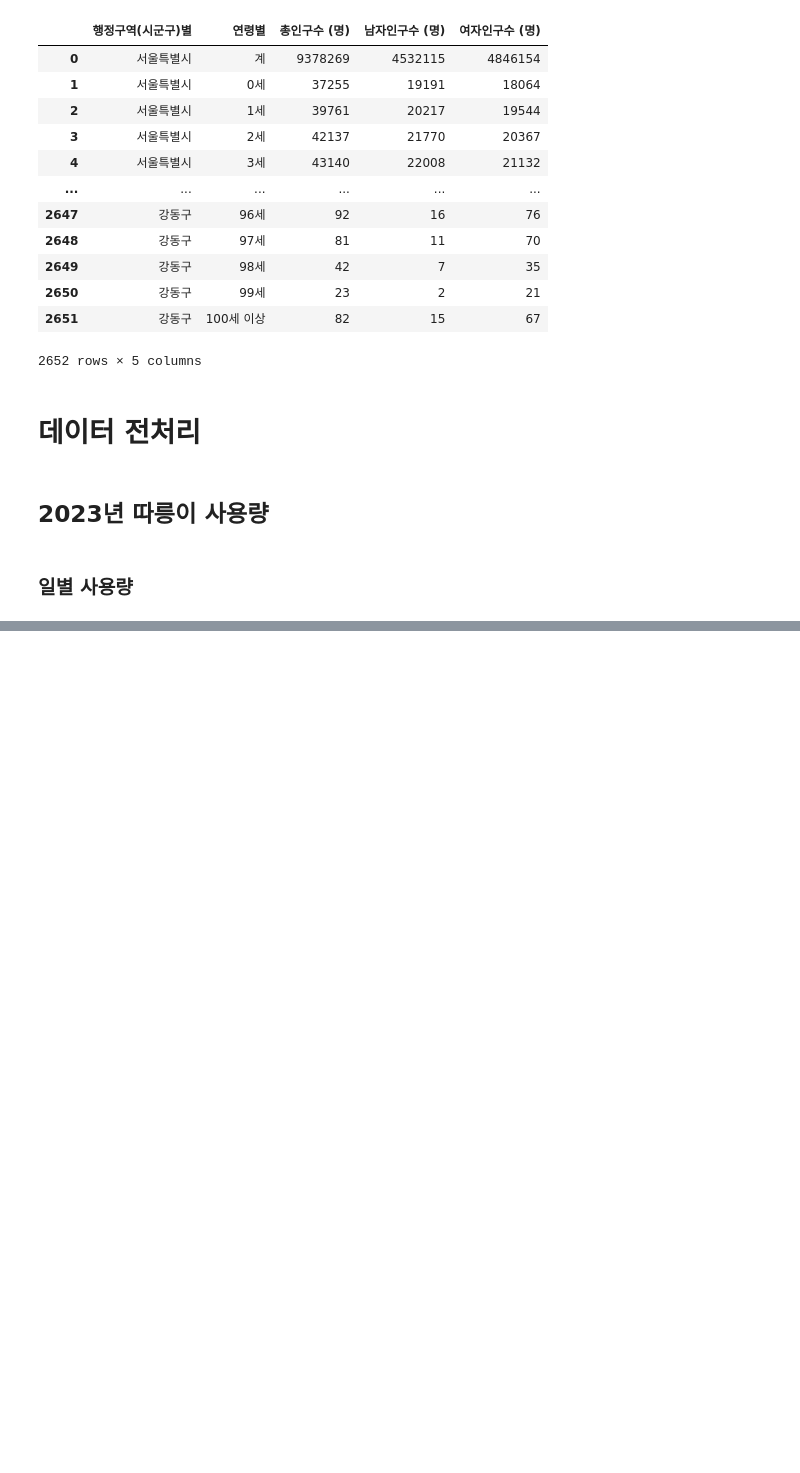
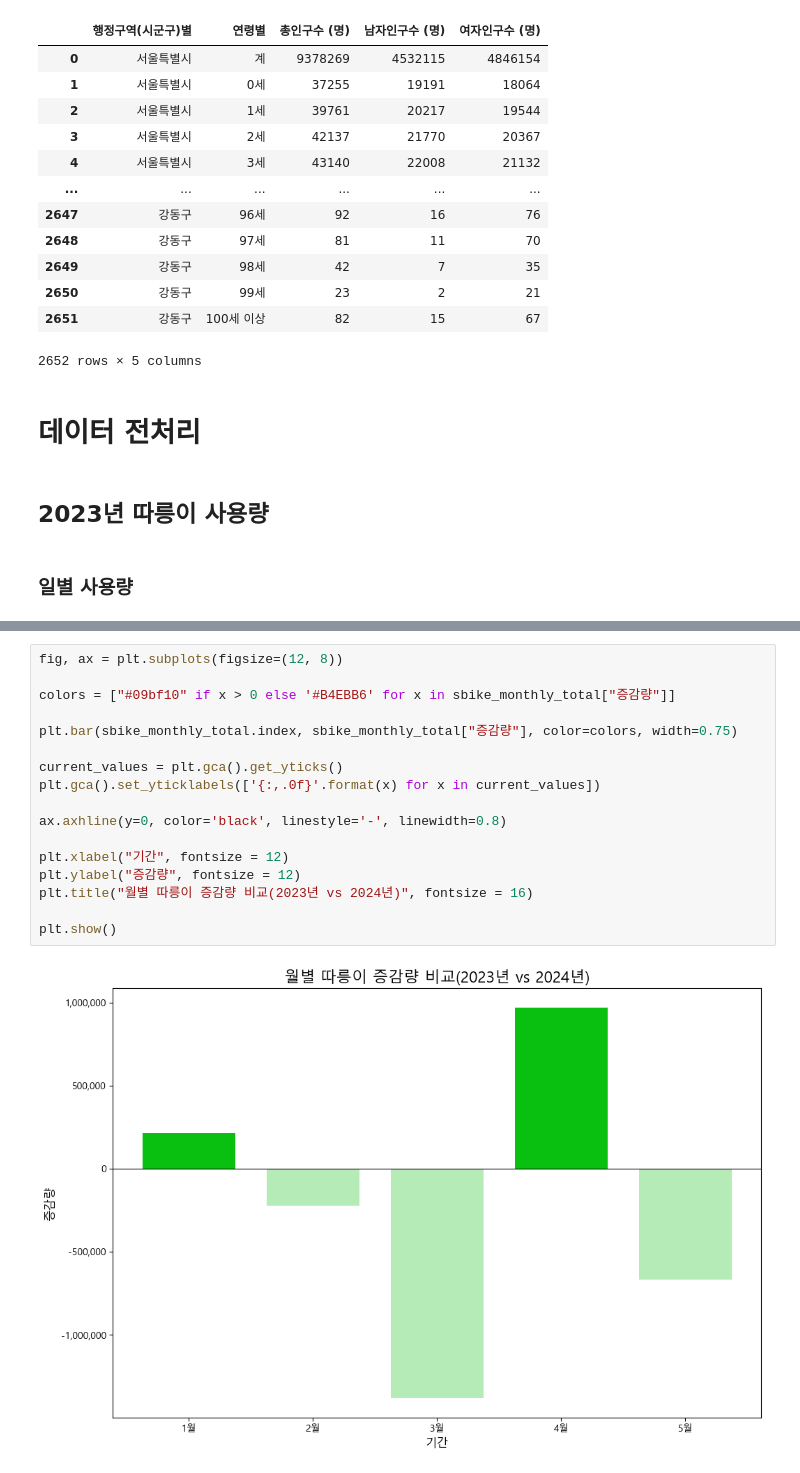
Before and after one commit to LeeShawnhun/bigdata_termproject, a Jupyter notebook: 빅데이터분석(가)_텀프로젝트.ipynb, the cells around one changed output, grey strips where cells are left out. Saved outputs shown, nothing was run; the diff lists cells and outputs as text; blank space fills up the shorter version.

```diff
--- a/빅데이터분석(가)_텀프로젝트.ipynb
+++ b/빅데이터분석(가)_텀프로젝트.ipynb
@@ -187,0 +341,19 @@ df_2023.groupby("기준_날짜")[["시작_대여소_ID"]].count()
+# %%
+fig, ax = plt.subplots(figsize=(12, 8))
+
+colors = ["#09bf10" if x > 0 else '#B4EBB6' for x in sbike_monthly_total["증감량"]]
+
+plt.bar(sbike_monthly_total.index, sbike_monthly_total["증감량"], color=colors, width=0.75)
+
+current_values = plt.gca().get_yticks()
+plt.gca().set_yticklabels(['{:,.0f}'.format(x) for x in current_values])
+
+ax.axhline(y=0, color='black', linestyle='-', linewidth=0.8)
+
+plt.xlabel("기간", fontsize = 12)
+plt.ylabel("증감량", fontsize = 12)
+plt.title("월별 따릉이 증감량 비교(2023년 vs 2024년)", fontsize = 16)
+
+plt.show()
+# %% [output]
+[figure, added]
```
Also changed, not shown: parts of 27 cells of this notebook, 2 other files.
